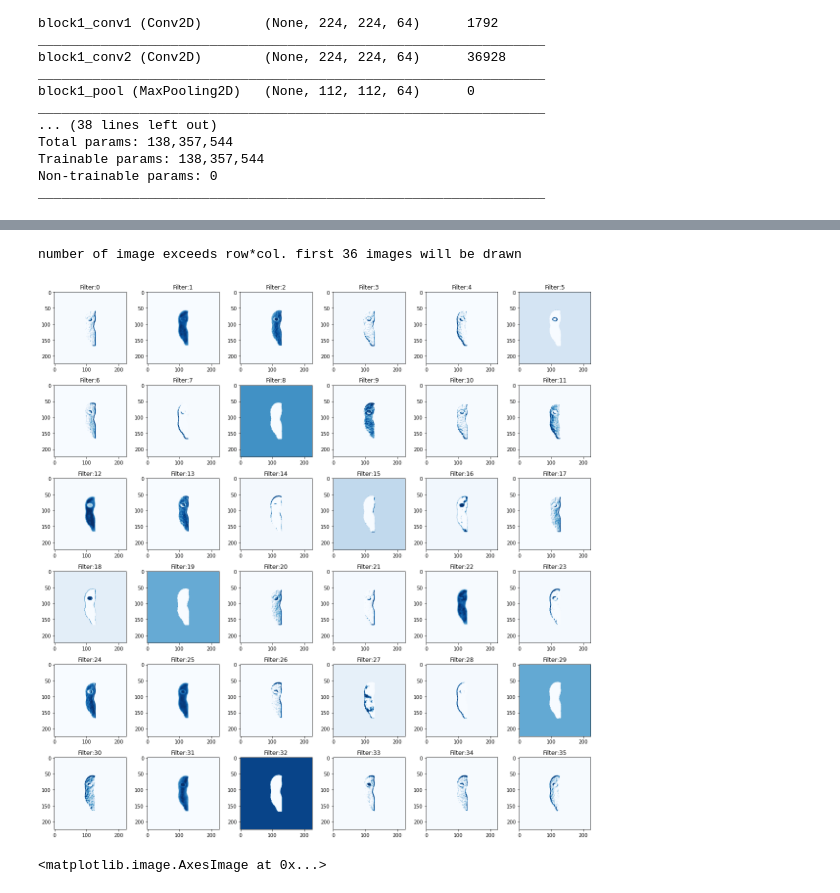
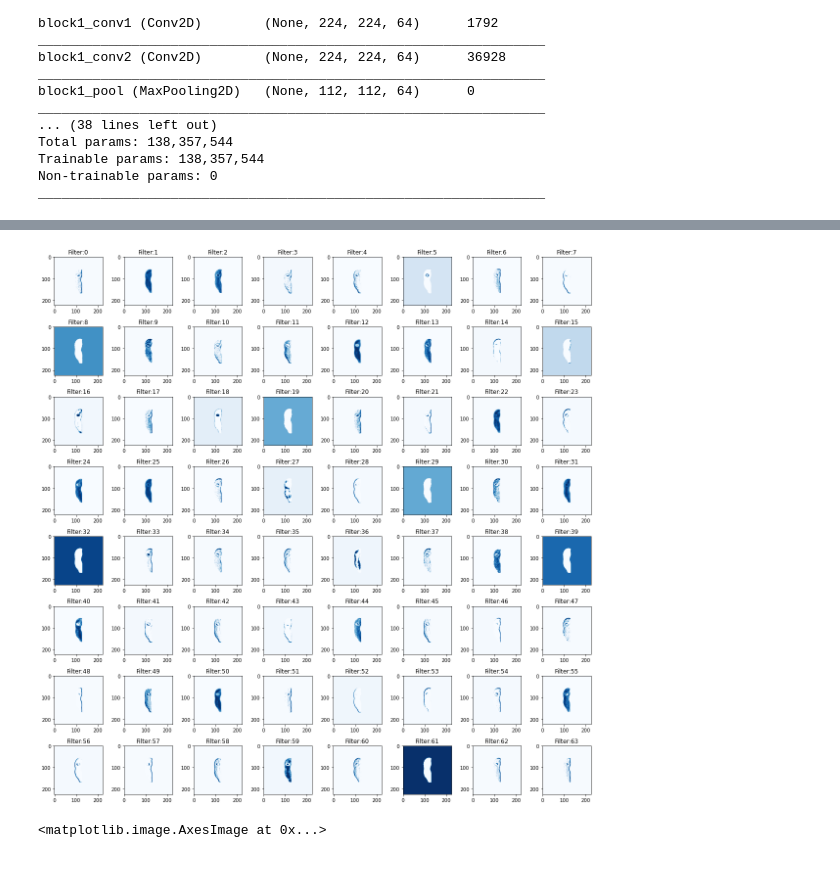
Before and after one commit to RitvikPrabhu/CropAI, a Jupyter notebook: FeaturesExtraction/Pre-trainedResNet.ipynb, the cells around one changed output, grey strips where cells are left out. Cells and saved outputs as stored; diff of their text form; code cells hidden in the pictures.

```diff
--- a/FeaturesExtraction/Pre-trainedResNet.ipynb
+++ b/FeaturesExtraction/Pre-trainedResNet.ipynb
@@ -308,0 +408,42 @@ plt.imshow(ld_layer4)
+# %%
+def deprocess_image(x):
+        x = x.copy()
+        if np.ndim(x) > 3:
+            x = np.squeeze(x)
+        # normalize tensor: center on 0., ensure std is 0.1
+        x -= x.mean()
+        x /= (x.std() + 1e-5)
+        x *= 0.1
+
+        # clip to [0, 1]
+        x += 0.5
+        x = np.clip(x, 0, 1)
+
+        # convert to RGB array
+        x *= 255
+        if K.image_data_format() == 'th':
+            x = x.transpose((1, 2, 0))
+        x = np.clip(x, 0, 255).astype('uint8')
+        return x
+
+
+def show_imgs(imgs,cmap="jet",row=5, col=12,sortby=None,layer_name=""):
+    if len(imgs.shape)==4:
+        imgs = imgs.transpose(0,3,2,1)
+    if len(imgs.shape)==3:
+        imgs = imgs.transpose(0,2,1)
+    indices = range(len(imgs))
+    if len(imgs) > (row * col):
+        print("number of image exceeds row*col. first %s images will be drawn" % (row*col))
+    plt.figure(figsize=(16, 16))
+    #plt.suptitle(layer_name)
+    for i, img in zip(indices,imgs):
+        if i == (row*col):
+            break
+        plot_num = i+1
+        plt.subplot(row, col, plot_num)
+        plt.title("Filter:%s" % i,size=12)
+        plt.tick_params(labelbottom="off")
+        plt.tick_params(labelleft="off")
+        plt.imshow(deprocess_image(img),cmap=cmap)
+    plt.tight_layout()
@@ -984,10 +1144,9 @@ array([[[[ 4.29470569e-01,  1.17273867e-01,  3.40129584e-02, ...,
 # %%
 from IPython.core.pylabtools import figsize
 figsize(20, 40)
-intout = intermediate_output(model,x,"block1_conv1",visualize=True,row=6,col=6,cmap="Blues")
+intout = intermediate_output(model,x,"block1_conv1",visualize=True,row=8,col=8,cmap="Blues")
 # %% [output]
-number of image exceeds row*col. first 36 images will be drawn
-[figure, old version]
+[figure, new version]
 # %%
 # intout = intermediate_output(model,x,"predictions",visualize=True, cmap="jet")
 # %%
```
Also changed, not shown: parts of 18 cells of this notebook, 6 other files.
